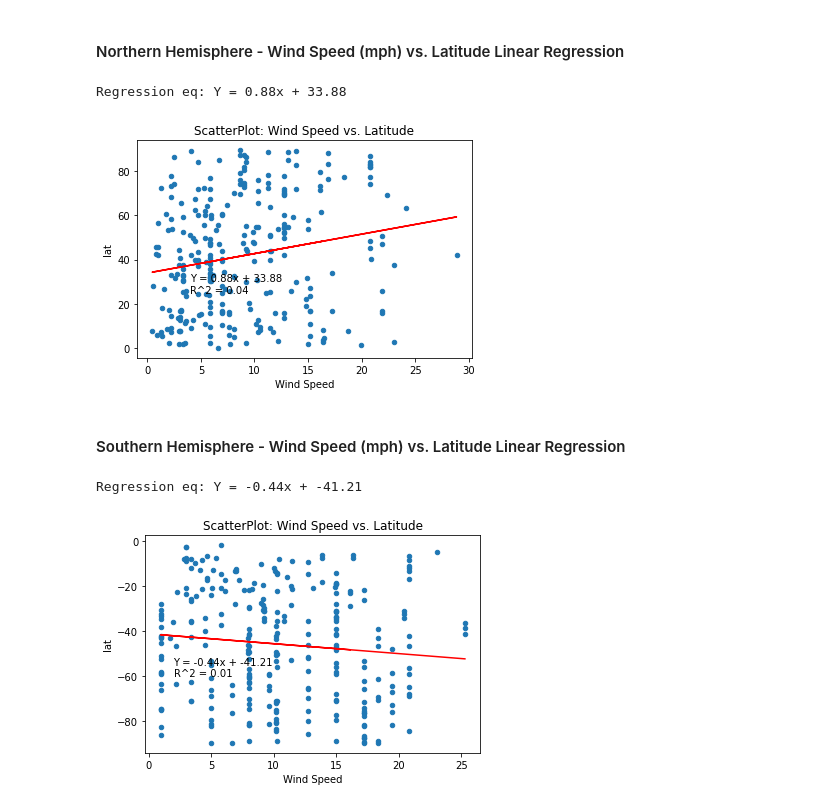
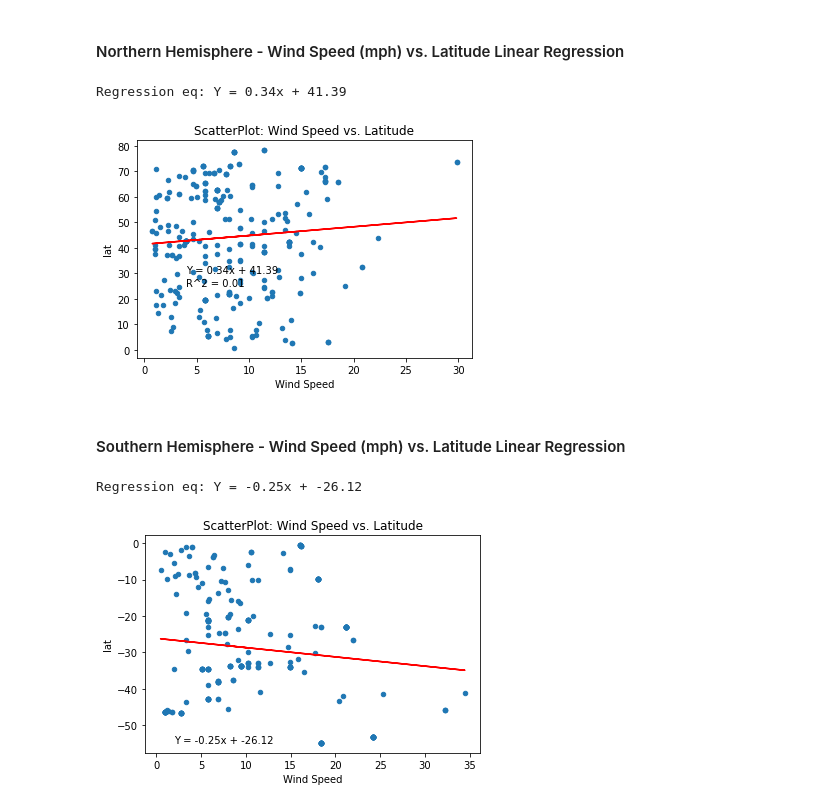
Before and after one commit to lvaughen/python-api-challenge, a Jupyter notebook: weatherpy/WeatherPy.ipynb, the cells around one changed output. Drawn from its saved outputs; the diff is of its cells as text; code cells hidden in the pictures.

```diff
--- a/weatherpy/WeatherPy.ipynb
+++ b/weatherpy/WeatherPy.ipynb
@@ -102,6 +110,8 @@ humidity = []
 cloudiness = []
 wind_speed = []
 date_rec = []
+real_lat = []
+real_long = []
 
 for row in range(len(city_df)):
 
@@ -118,6 +128,8 @@ for row in range(len(city_df)):
         humidity.append(float(data['main']['humidity']))
         cloudiness.append(float(data['clouds']['all']))
         wind_speed.append(float(data['wind']['speed']))
+        real_lat.append(float(data['coord']['lat']))
+        real_long.append(float(data['coord']['lon']))
         date_rec.append(int(data['dt']))
     except:
         #print(f'Unsuccessful request {row}: for city {city_qname}')
@@ -125,13 +137,18 @@ for row in range(len(city_df)):
         humidity.append("NA")
         cloudiness.append("NA")
         wind_speed.append("NA")
+        real_lat.append("NA")
+        real_long.append("NA")
         date_rec.append("NA")
 
 city_loc_df['Max temp'] = max_temp
 city_loc_df['Humidity'] = humidity
 city_loc_df['Cloudiness'] = cloudiness
 city_loc_df['Wind Speed'] = wind_speed
+city_loc_df['Real Lat'] = real_lat
+city_loc_df['Real Long'] = real_long
 city_loc_df['Date Rec'] = date_rec
+
 
 city2_df = pd.DataFrame(city_loc_df)
 city2_df.head()
@@ -162,6 +174,6 @@ http://api.openweathermap.org/data/2.5/weather?q=vanavara&units=imperial&appid=a
 # %%
 # reorder the columns
-city2_df = city2_df[['Name','Country', 'lat', 'long', 'Max temp', 'Humidity', 'Cloudiness', 'Wind Speed', 'Date Rec']]
+city2_df = city2_df[['Name','Country', 'lat', 'long', 'Real Lat', 'Real Long', 'Max temp', 'Humidity', 'Cloudiness', 'Wind Speed', 'Date Rec']]
 
 print(len(city2_df))
 # %% [output]
@@ -202,6 +214,8 @@ city2_df['Max temp'] = pd.to_numeric(city2_df['Max temp'], errors='coerce')
 city2_df['Humidity'] = pd.to_numeric(city2_df['Humidity'], errors='coerce')
 city2_df['Cloudiness'] = pd.to_numeric(city2_df['Cloudiness'], errors='coerce')
 city2_df['Wind Speed'] = pd.to_numeric(city2_df['Wind Speed'], errors='coerce')
+city2_df['Real Lat'] = pd.to_numeric(city2_df['Real Lat'], errors='coerce')
+city2_df['Real Long'] = pd.to_numeric(city2_df['Real Long'], errors='coerce')
 city2_df.dtypes
 # %% [output]
 Name           object
@@ -291,6 +307,6 @@ plt.savefig("Lat_Wind.png", bbox_inches="tight")
 ## Linear Regression
 # %%
 # Create Northern Hemisphere datatable
-north_df = city2_df.loc[city2_df['lat'] >=0]
+north_df = city2_df.loc[city2_df['Real Lat'] >=0]
 north_df
 # %% [output]
@@ -611,7 +627,7 @@ Regression eq: Y = -0.20x + -35.00
 # %% [markdown]
 ####  Northern Hemisphere - Wind Speed (mph) vs. Latitude Linear Regression
 # %%
-results = linregress(north_df['Wind Speed'], north_df['lat'])
+results = linregress(north_df['Wind Speed'], north_df['Real Lat'])
 
 #regression values:
 slope = results.slope
@@ -621,41 +637,41 @@ yinter = results.intercept
 
 line_eq = print(f"Regression eq: Y = {format('{:.2f}')}x + {format('{:.2f}')}".format(slope,yinter))
 #print(line_eq)
 
 short_form = f"Y = {format('{:.2f}')}x + {format('{:.2f}')}".format(slope,yinter)
 
 # R^2 value
-cor_lat_wind_north = sts.pearsonr(north_df['Wind Speed'],north_df['lat'])
+cor_lat_wind_north = sts.pearsonr(north_df['Wind Speed'],north_df['Real Lat'])
 cor_lat_wind_north[0]
 r_sqre = cor_lat_wind_north[0]*cor_lat_wind_north[0]
 r_sqre
 
 reg_form = f"R^2 = {format('{:.2f}')}".format(r_sqre)
 
 #plot chart with regression line
-ax = north_df.plot.scatter(x = 'Wind Speed', y = 'lat')
+ax = north_df.plot.scatter(x = 'Wind Speed', y = 'Real Lat')
 
 ax.set_title('ScatterPlot: Wind Speed vs. Latitude')
 ax.set_xlabel('Wind Speed')
 ax.set_ylabel('lat')
 
 
 ax.annotate(short_form, xy=(4,30), xytext=(4,30), fontsize=10)
 ax.annotate(reg_form, xy=(4,25), xytext=(4,25), fontsize=10)
 
 x_values = north_df['Wind Speed']
 y_values = north_df['Wind Speed']*slope + yinter
 
 plt.plot(x_values, y_values, color='r')
 
 plt.show()
 # %% [output]
-Regression eq: Y = 0.88x + 33.88
+Regression eq: Y = 0.34x + 41.39
-[figure, old version]
+[figure, new version]
 # %% [markdown]
 ####  Southern Hemisphere - Wind Speed (mph) vs. Latitude Linear Regression
 # %%
-results = linregress(south_df['Wind Speed'], south_df['lat'])
+results = linregress(south_df['Wind Speed'], south_df['Real Lat'])
 
 #regression values:
 slope = results.slope
@@ -669,7 +685,7 @@ line_eq = print(f"Regression eq: Y = {format('{:.2f}')}x + {format('{:.2f}')}".f
 short_form = f"Y = {format('{:.2f}')}x + {format('{:.2f}')}".format(slope,yinter)
 
 # R^2 value
-cor_lat_wind_sth = sts.pearsonr(south_df['Wind Speed'],south_df['lat'])
+cor_lat_wind_sth = sts.pearsonr(south_df['Wind Speed'],south_df['Real Lat'])
 cor_lat_wind_sth[0]
 r_sqre = cor_lat_wind_sth[0]*cor_lat_wind_sth[0]
 r_sqre
@@ -677,7 +693,7 @@ r_sqre
 reg_form = f"R^2 = {format('{:.2f}')}".format(r_sqre)
 
 #plot chart with regression line
-ax = south_df.plot.scatter(x = 'Wind Speed', y = 'lat')
+ax = south_df.plot.scatter(x = 'Wind Speed', y = 'Real Lat')
 
 ax.set_title('ScatterPlot: Wind Speed vs. Latitude')
 ax.set_xlabel('Wind Speed')
@@ -694,8 +710,8 @@ plt.plot(x_values, y_values, color='r')
 
 plt.show()
 # %% [output]
-Regression eq: Y = -0.44x + -41.21
+Regression eq: Y = -0.25x + -26.12
-[figure, old version]
+[figure, new version]
 # %%
 # Observations:  Wind Speed vs. latitude by hemisphere
 # NO meaningful R^2 here in either hemisphere.
```
Also changed, not shown: parts of 31 cells of this notebook, 5 other files.
